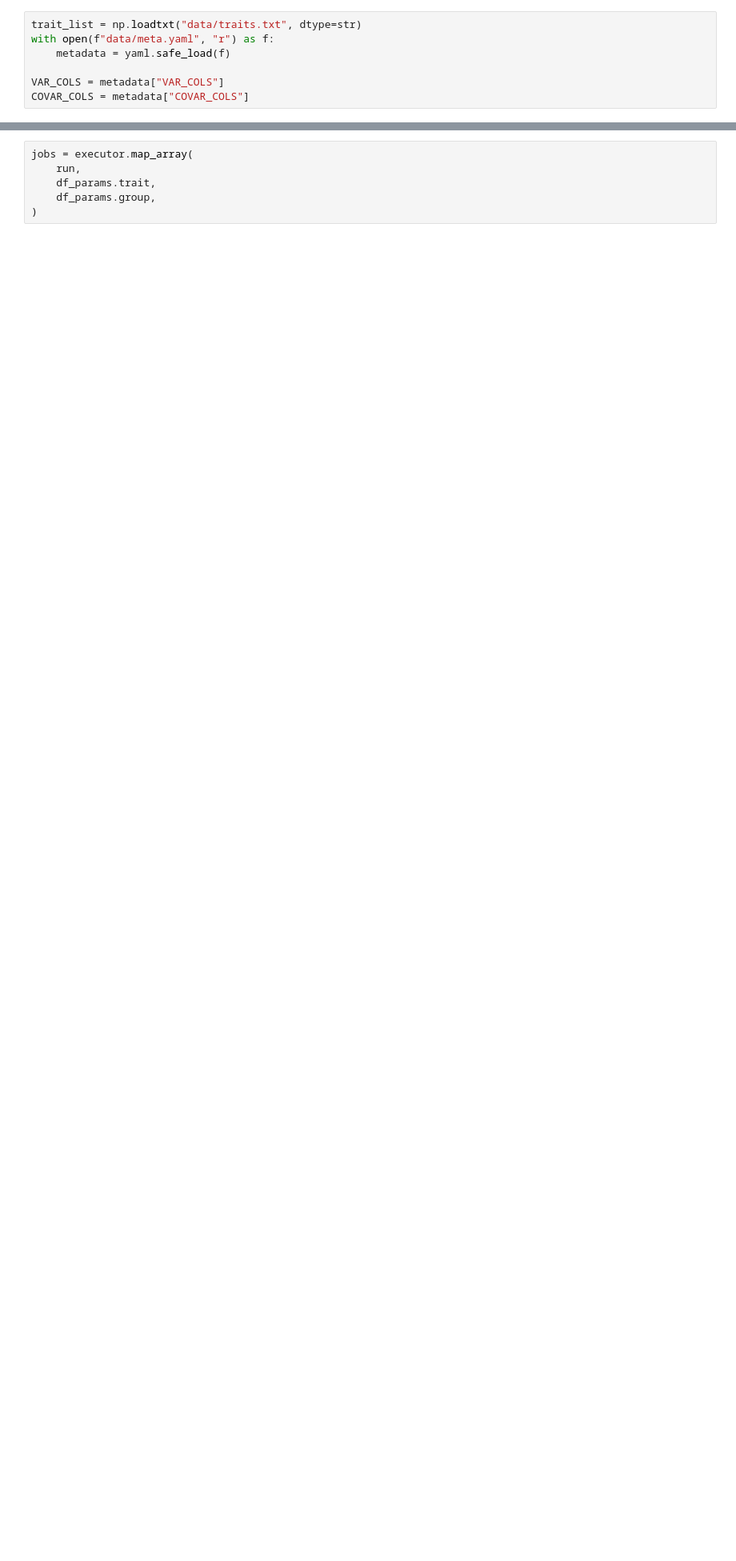
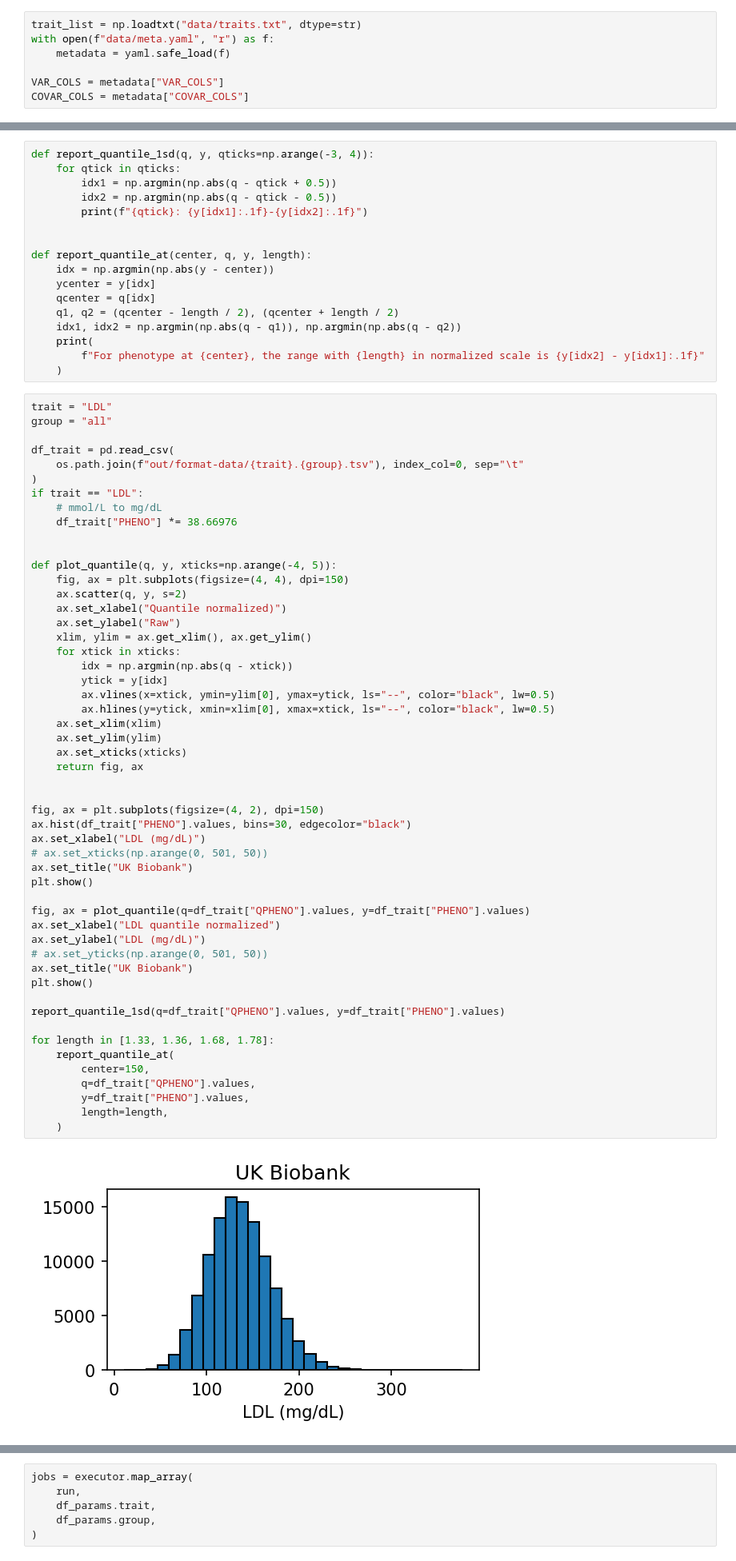
Before and after one commit to KangchengHou/calpred-manuscript, a Jupyter notebook: experiments/final-pipeline/calibrate.ipynb, the cells around one changed output, grey strips where cells are left out. Shown at 80% size. Saved outputs shown, nothing was run; the diff lists cells and outputs as text; blank space fills up the shorter version.

```diff
--- a/experiments/final-pipeline/calibrate.ipynb
+++ b/experiments/final-pipeline/calibrate.ipynb
@@ -61,3 +107,74 @@ def calibrate(prefix: str, trait: str):
             out_prefix=out_prefix,
             n_bootstrap=10,
         )
+# %%
+def report_quantile_1sd(q, y, qticks=np.arange(-3, 4)):
+    for qtick in qticks:
+        idx1 = np.argmin(np.abs(q - qtick + 0.5))
+        idx2 = np.argmin(np.abs(q - qtick - 0.5))
+        print(f"{qtick}: {y[idx1]:.1f}-{y[idx2]:.1f}")
+
+
+def report_quantile_at(center, q, y, length):
+    idx = np.argmin(np.abs(y - center))
+    ycenter = y[idx]
+    qcenter = q[idx]
+    q1, q2 = (qcenter - length / 2), (qcenter + length / 2)
+    idx1, idx2 = np.argmin(np.abs(q - q1)), np.argmin(np.abs(q - q2))
+    print(
+        f"For phenotype at {center}, the range with {length} in normalized scale is {y[idx2] - y[idx1]:.1f}"
+    )
+# %%
+trait = "LDL"
+group = "all"
+
+df_trait = pd.read_csv(
+    os.path.join(f"out/format-data/{trait}.{group}.tsv"), index_col=0, sep="\t"
+)
+if trait == "LDL":
+    # mmol/L to mg/dL
+    df_trait["PHENO"] *= 38.66976
+
+
+def plot_quantile(q, y, xticks=np.arange(-4, 5)):
+    fig, ax = plt.subplots(figsize=(4, 4), dpi=150)
+    ax.scatter(q, y, s=2)
+    ax.set_xlabel("Quantile normalized)")
+    ax.set_ylabel("Raw")
+    xlim, ylim = ax.get_xlim(), ax.get_ylim()
+    for xtick in xticks:
+        idx = np.argmin(np.abs(q - xtick))
+        ytick = y[idx]
+        ax.vlines(x=xtick, ymin=ylim[0], ymax=ytick, ls="--", color="black", lw=0.5)
+        ax.hlines(y=ytick, xmin=xlim[0], xmax=xtick, ls="--", color="black", lw=0.5)
+    ax.set_xlim(xlim)
+    ax.set_ylim(ylim)
+    ax.set_xticks(xticks)
+    return fig, ax
+
+
+fig, ax = plt.subplots(figsize=(4, 2), dpi=150)
+ax.hist(df_trait["PHENO"].values, bins=30, edgecolor="black")
+ax.set_xlabel("LDL (mg/dL)")
+# ax.set_xticks(np.arange(0, 501, 50))
+ax.set_title("UK Biobank")
+plt.show()
+
+fig, ax = plot_quantile(q=df_trait["QPHENO"].values, y=df_trait["PHENO"].values)
+ax.set_xlabel("LDL quantile normalized")
+ax.set_ylabel("LDL (mg/dL)")
+# ax.set_yticks(np.arange(0, 501, 50))
+ax.set_title("UK Biobank")
+plt.show()
+
+report_quantile_1sd(q=df_trait["QPHENO"].values, y=df_trait["PHENO"].values)
+
+for length in [1.33, 1.36, 1.68, 1.78]:
+    report_quantile_at(
+        center=150,
+        q=df_trait["QPHENO"].values,
+        y=df_trait["PHENO"].values,
+        length=length,
+    )
+# %% [output]
+[figure, added]
```
Also changed, not shown: parts of 7 cells of this notebook, 4 other files.
